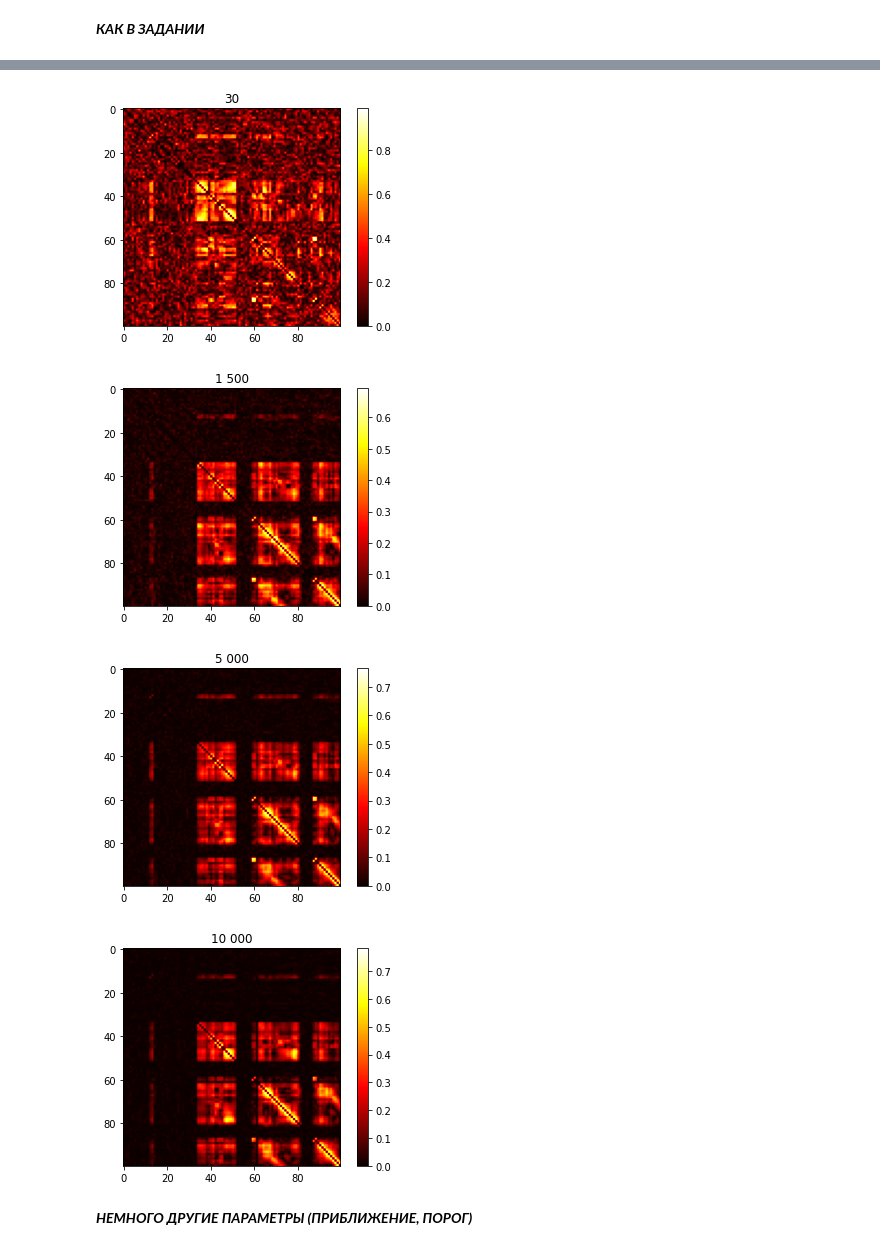
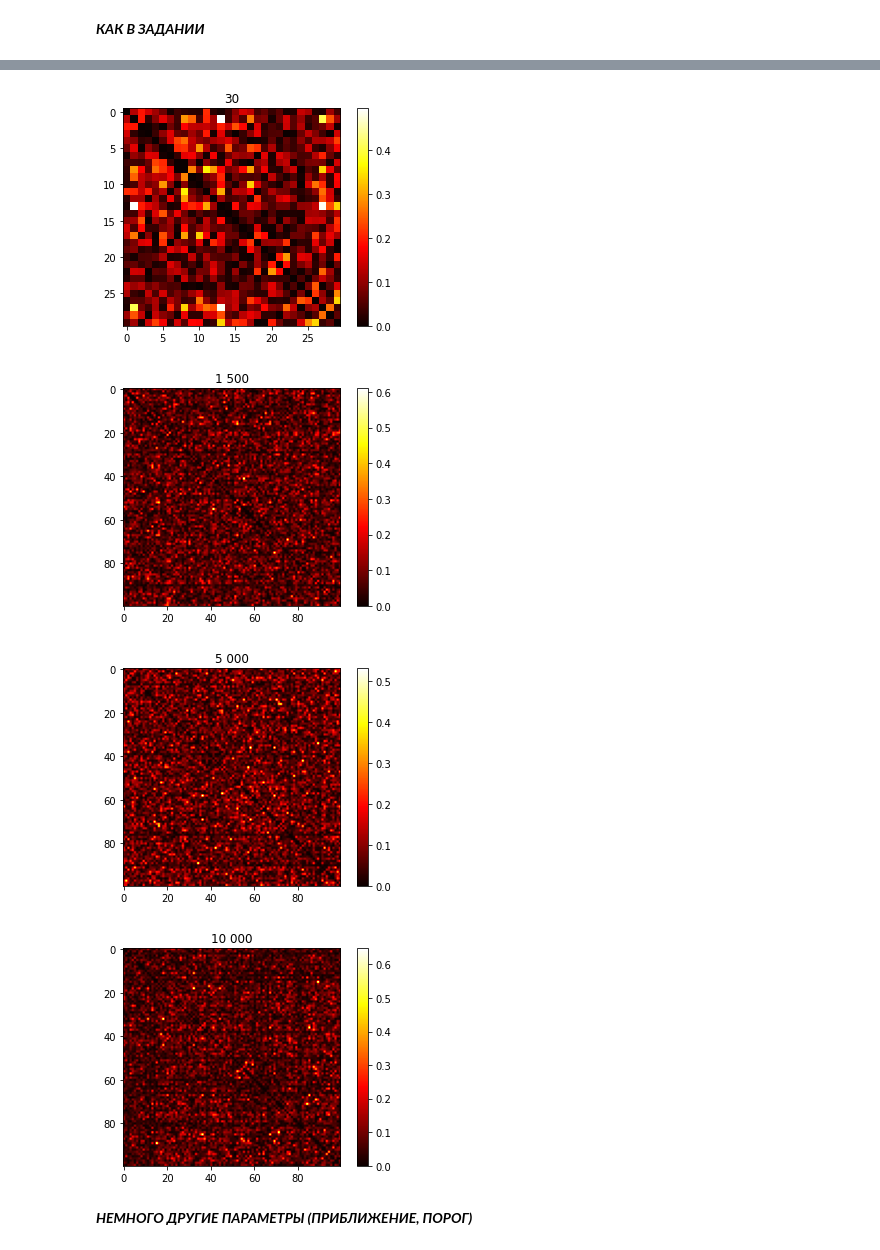
Before and after one commit to helenross636/magic_season, a Jupyter notebook: #Task14.ipynb, the cells around one changed output, grey strips where cells are left out. Drawn from its saved outputs; the diff is of its cells as text; code cells hidden in the pictures.

```diff
--- a/#Task14.ipynb
+++ b/#Task14.ipynb
@@ -53,9 +53,11 @@ text = ['30', '1 500', '5 000', '10 000']
 for k in range(4):
   print('-------------------------------------------------------------')
   print(text[k], ' НЕЙРОНОВ:')
-  w2 = models[k].layers[2].kernel
+  w2 = np.transpose(models[k].layers[2].kernel)
+  print('размерность весовой матрицы: ', w2.shape)
   am = np.abs(np.corrcoef(w2))
   np.fill_diagonal(am, 0)
+  print('размерность corrcief: ', am.shape)
   plt.figure()
   plt.title(text[k])
   plt.imshow(am[:100, :100], cmap='hot')
@@ -78,8 +88,8 @@ for k in range(4):
 Количество весов  с высокой корелляцией (> 0.9):  0
-[figure, old version]
+[figure, new version]
-[figure, old version]
+[figure, new version]
-[figure, old version]
+[figure, new version]
-[figure, old version]
+[figure, new version]
 # %% [markdown]
 ***НЕМНОГО ДРУГИЕ ПАРАМЕТРЫ (ПРИБЛИЖЕНИЕ, ПОРОГ)***
 # %%
```
Also changed, not shown: parts of 2 cells of this notebook.
